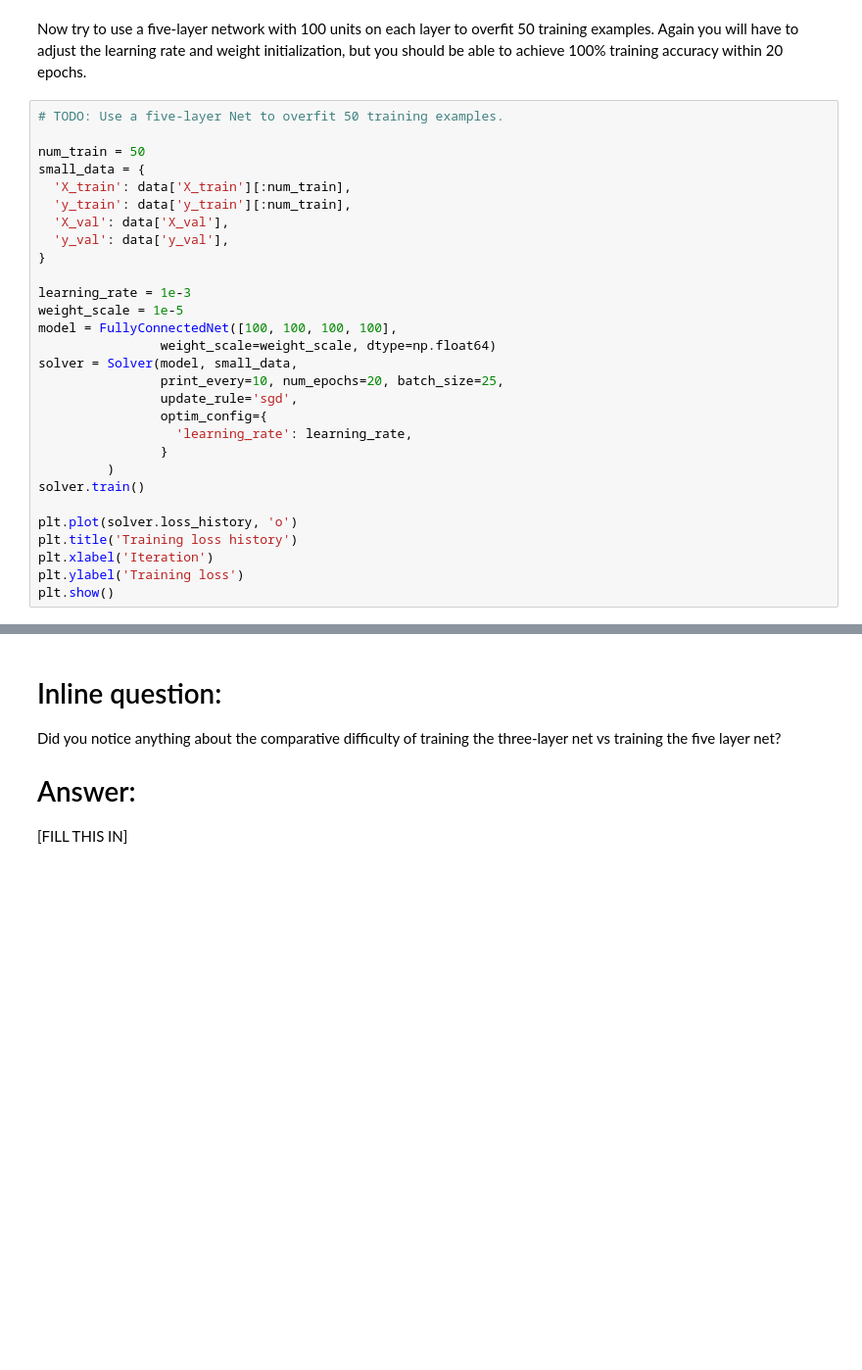
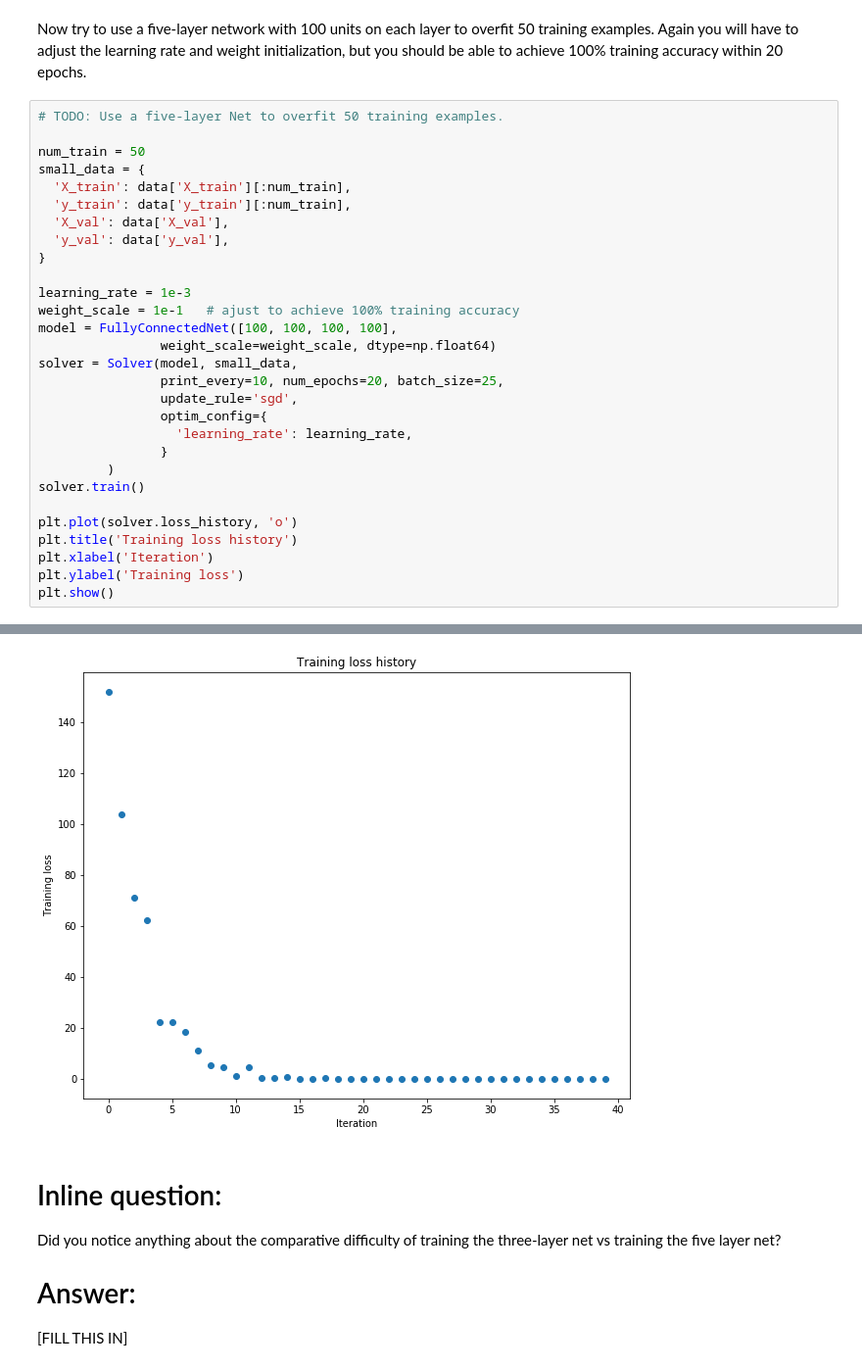
Before and after one commit to liaison/cs231n, a Jupyter notebook: spring1617_assignment2/FullyConnectedNets.ipynb, the cells around one changed output, grey strips where cells are left out. Shown: that part at 98% size. Saved outputs shown, nothing was run; the diff lists cells and outputs as text; blank space fills up the shorter version.

```diff
--- a/spring1617_assignment2/FullyConnectedNets.ipynb
+++ b/spring1617_assignment2/FullyConnectedNets.ipynb
@@ -462,7 +505,7 @@ small_data = {
 }
 
 learning_rate = 1e-3
-weight_scale = 1e-5
+weight_scale = 1e-1   # ajust to achieve 100% training accuracy
 model = FullyConnectedNet([100, 100, 100, 100],
                 weight_scale=weight_scale, dtype=np.float64)
 solver = Solver(model, small_data,
@@ -479,3 +522,4 @@ plt.title('Training loss history')
 plt.xlabel('Iteration')
 plt.ylabel('Training loss')
 plt.show()
+# %% [output]
@@ -482,3 +543,4 @@ plt.show()
+[figure, added]
 # %% [markdown]
 # Inline question:
 Did you notice anything about the comparative difficulty of training the three-layer net vs training the five layer net?
```
Also changed, not shown: parts of 4 cells of this notebook.
